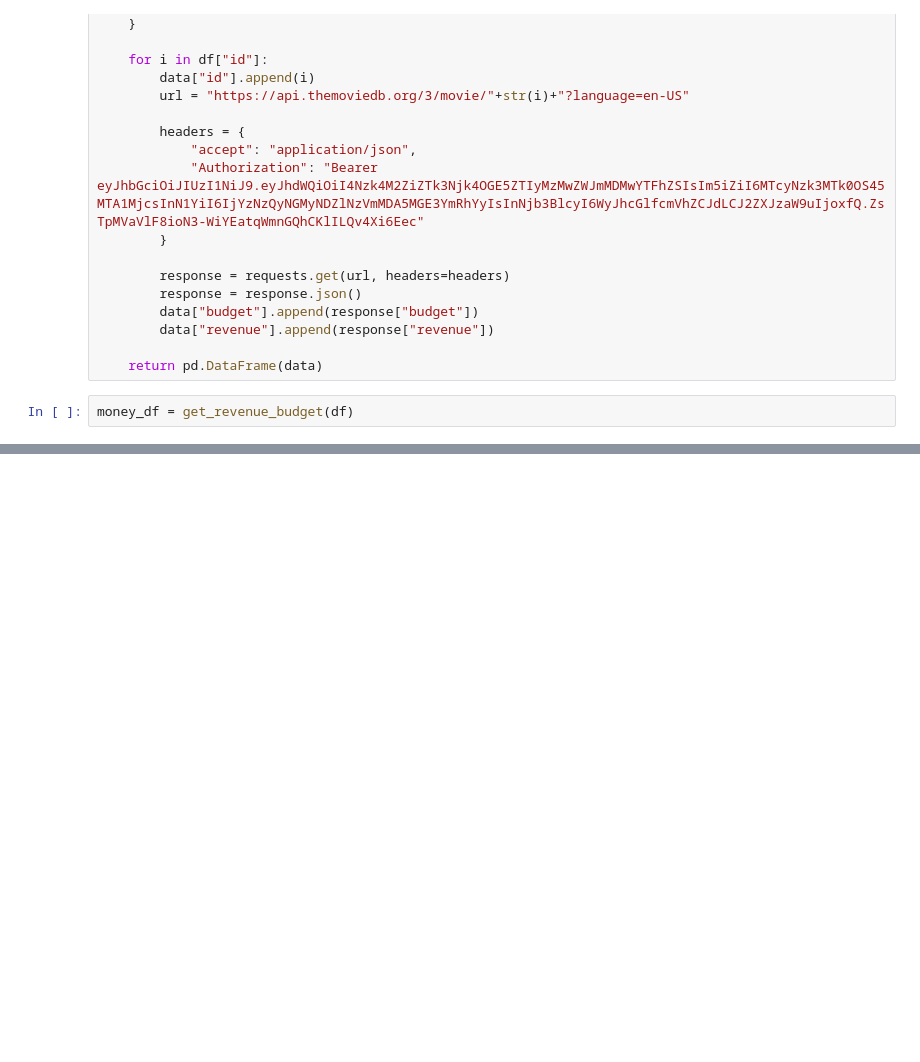
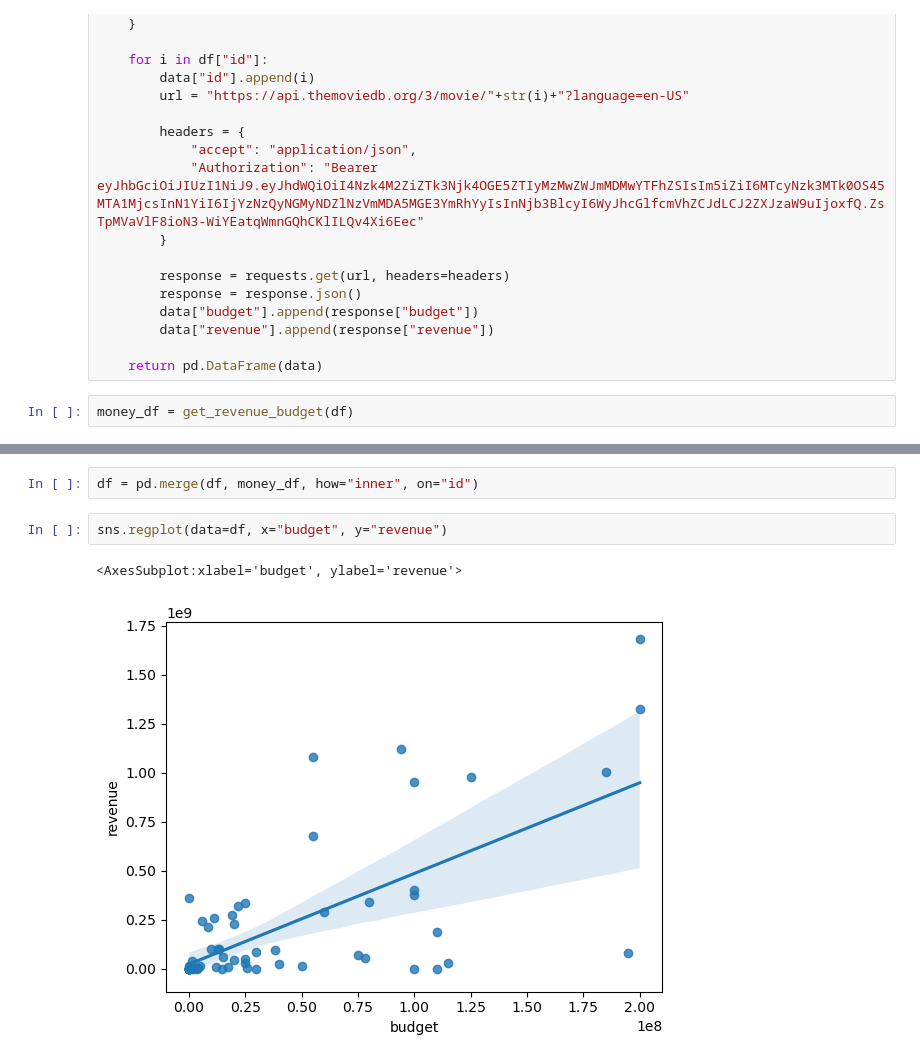
Before and after one commit to budgethp/AI, a Jupyter notebook: Semester 1/Movies/Untitled.ipynb, the cells around one changed output, grey strips where cells are left out. Cells and saved outputs as stored; diff of their text form; blank space fills up the shorter version.

```diff
--- a/Semester 1/Movies/Untitled.ipynb
+++ b/Semester 1/Movies/Untitled.ipynb
@@ -153,0 +154,7 @@ df.head()
+# %%
+df = pd.merge(df, money_df, how="inner", on="id")
+# %%
+sns.regplot(data=df, x="budget", y="revenue")
+# %% [output]
+<AxesSubplot:xlabel='budget', ylabel='revenue'>
+[figure, added]
```
Also changed, not shown: parts of 5 cells of this notebook.
